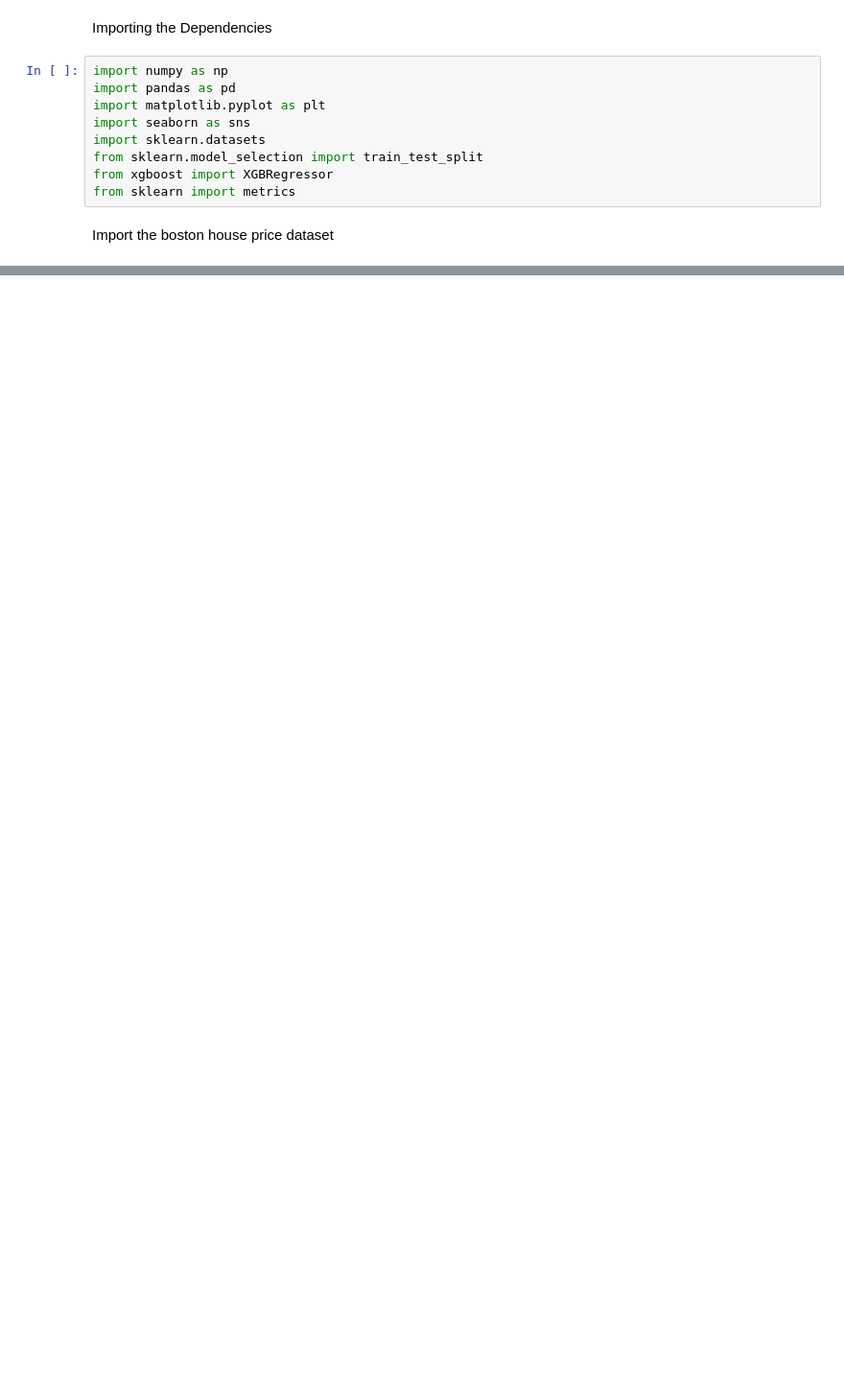
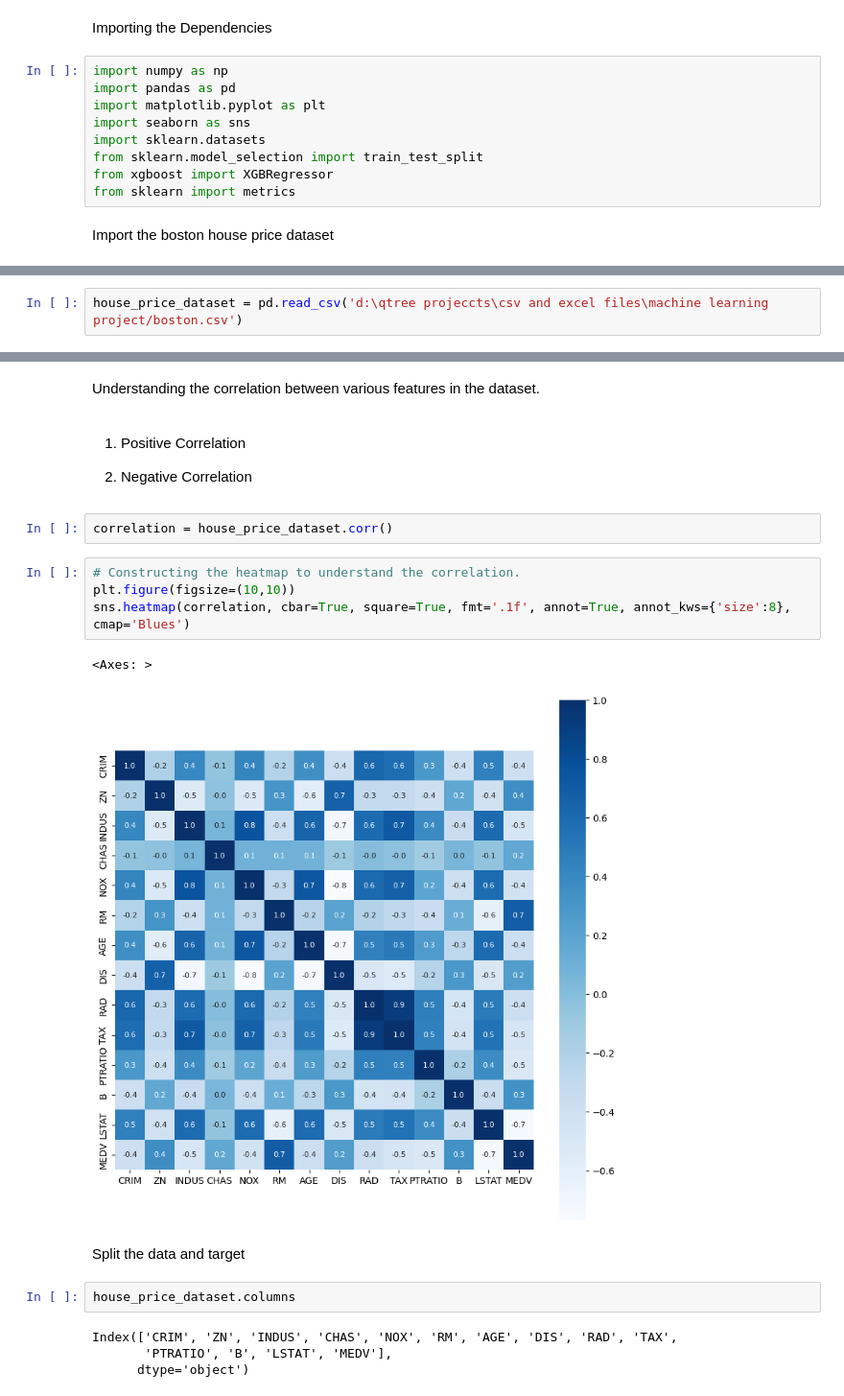
Before and after one commit to Anand-krish-0/q_l_project, a Jupyter notebook: machine_learning/ML_3_house_price_prediction.ipynb, the cells around one changed output, grey strips where cells are left out. Shown: that part at 96% size. Drawn from its saved outputs; the diff is of its cells as text; blank space fills up the shorter version.

```diff
--- a/machine_learning/ML_3_house_price_prediction.ipynb
+++ b/machine_learning/ML_3_house_price_prediction.ipynb
@@ -20,0 +14,2 @@ The Boston housing prices dataset has an ethical problem: as
+# %%
+house_price_dataset = pd.read_csv('d:\qtree projeccts\csv and excel files\machine learning project/boston.csv')
@@ -20,0 +65,23 @@ The Boston housing prices dataset has an ethical problem: as
+# %% [markdown]
+Understanding the correlation between various features in the dataset.
+# %% [markdown]
+1. Positive Correlation
+
+2. Negative Correlation
+# %%
+correlation = house_price_dataset.corr()
+# %%
+# Constructing the heatmap to understand the correlation.
+plt.figure(figsize=(10,10))
+sns.heatmap(correlation, cbar=True, square=True, fmt='.1f', annot=True, annot_kws={'size':8}, cmap='Blues')
+# %% [output]
+<Axes: >
+[figure, added]
+# %% [markdown]
+Split the data and target
+# %%
+house_price_dataset.columns
+# %% [output]
+Index(['CRIM', 'ZN', 'INDUS', 'CHAS', 'NOX', 'RM', 'AGE', 'DIS', 'RAD', 'TAX',
+       'PTRATIO', 'B', 'LSTAT', 'MEDV'],
+      dtype='object')
```
Also changed, not shown: parts of 24 cells of this notebook.
